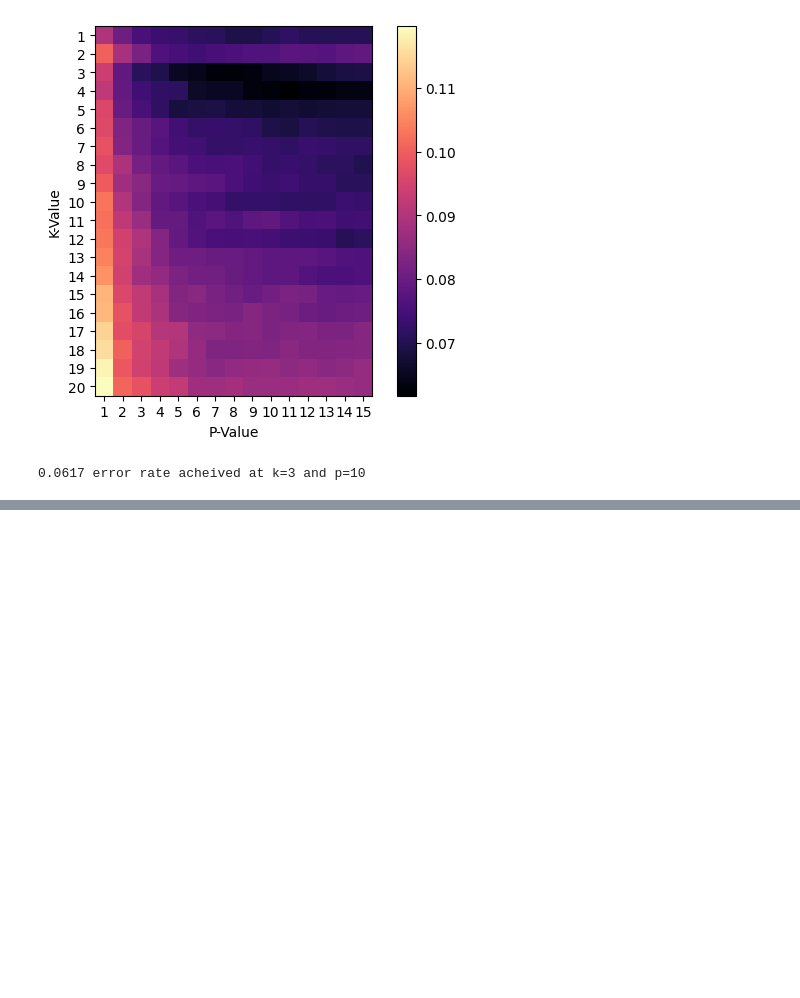
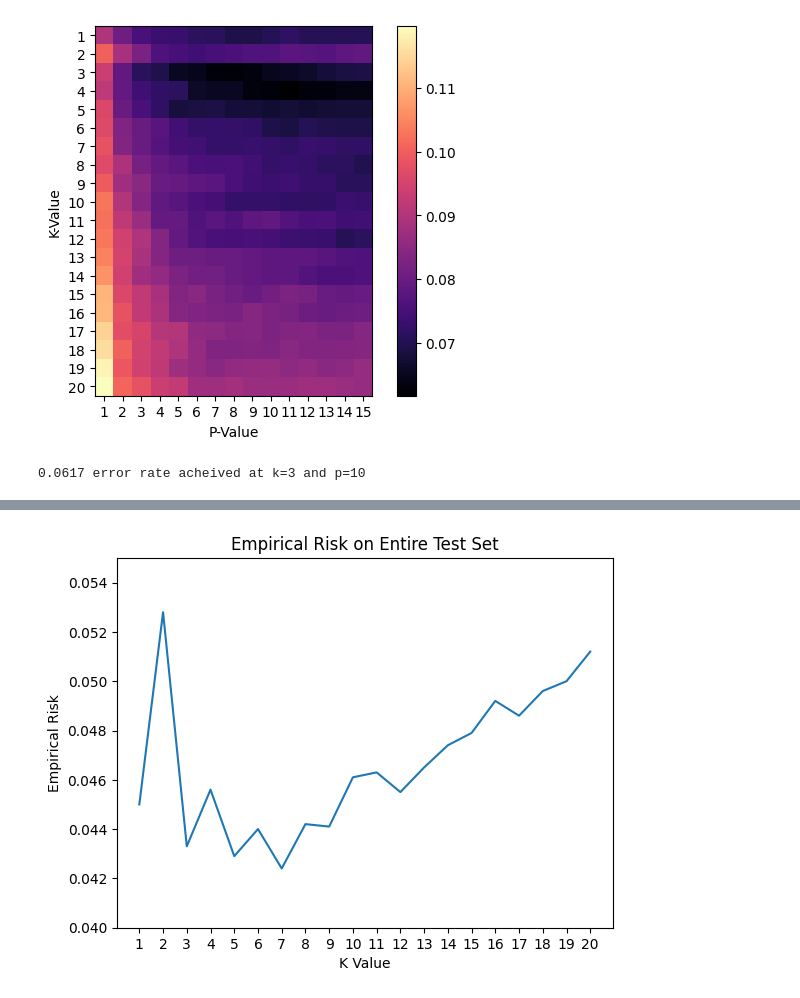
Before and after one commit to sashwatr19/SLT_Assignment1, a Jupyter notebook: Implement_V2.ipynb, the cells around one changed output, grey strips where cells are left out. Saved outputs shown, nothing was run; the diff lists cells and outputs as text; code cells hidden in the pictures; blank space fills up the shorter version.

```diff
--- a/Implement_V2.ipynb
+++ b/Implement_V2.ipynb
@@ -247,0 +332,5 @@ plt.show()
+# %%
+test_X_binary = (test_X > 128).astype(int)
+# %%
+KNN_test_big = KNN(k=3, distance=2)
+KNN_test_big.fit(train_X_binary, train_y)
@@ -247,0 +341,6 @@ plt.show()
+# %%
+k_list = np.array([i for i in range(1,21)])
+KNN_test_mult = KNN(k=k_list, distance=2)
+KNN_test_mult.fit(train_X_binary, train_y)
+# %%
+test_error_mult = KNN_test_mult.error_mult(test_X_binary, test_y)
@@ -247,0 +349,12 @@ plt.show()
+# %%
+import matplotlib.pyplot as plt
+
+plt.plot(k_list, test_error_mult)
+plt.xticks(k_list)
+plt.ylim((0.04,0.055))
+plt.xlabel('K Value')
+plt.ylabel('Empirical Risk')
+plt.title('Empirical Risk on Entire Test Set')
+plt.show()
+# %% [output]
+[figure, added]
```
Also changed, not shown: parts of 25 cells of this notebook, 4 other files.
